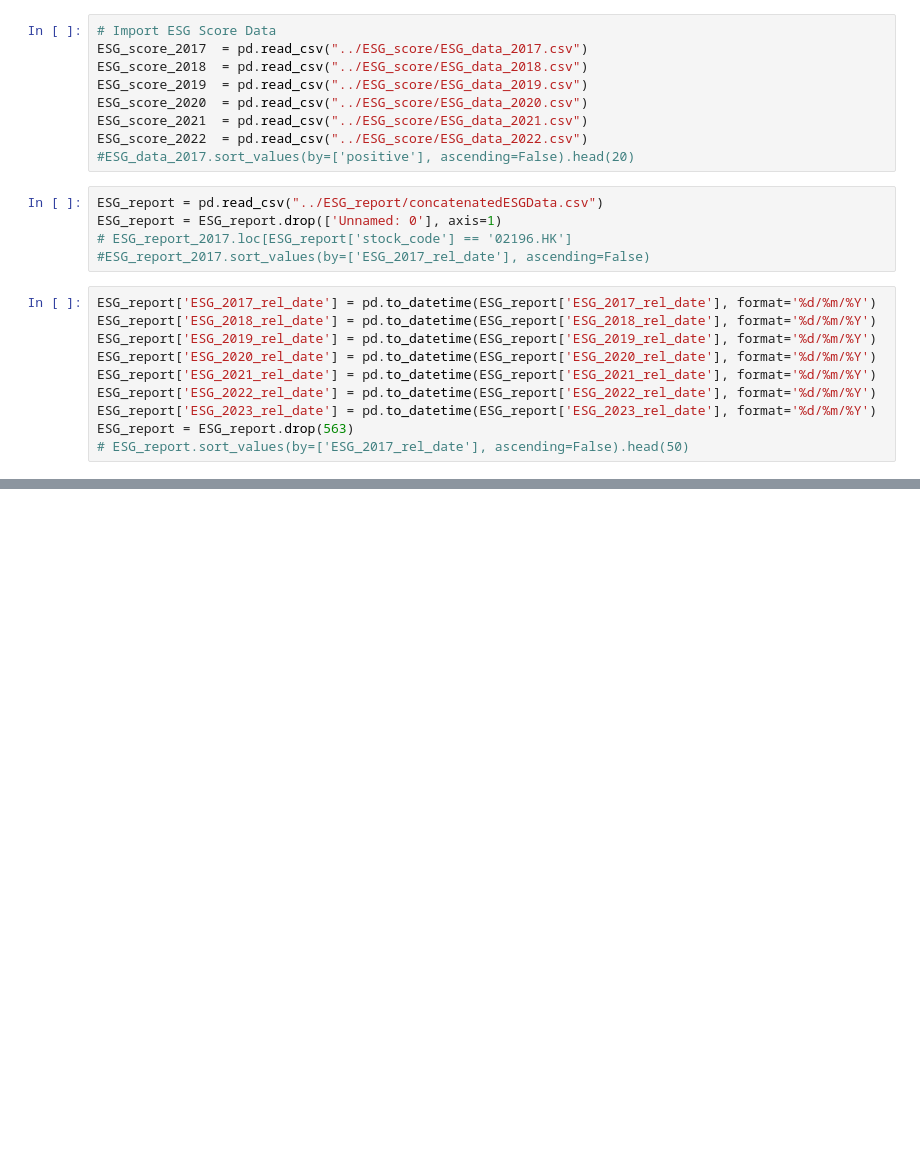
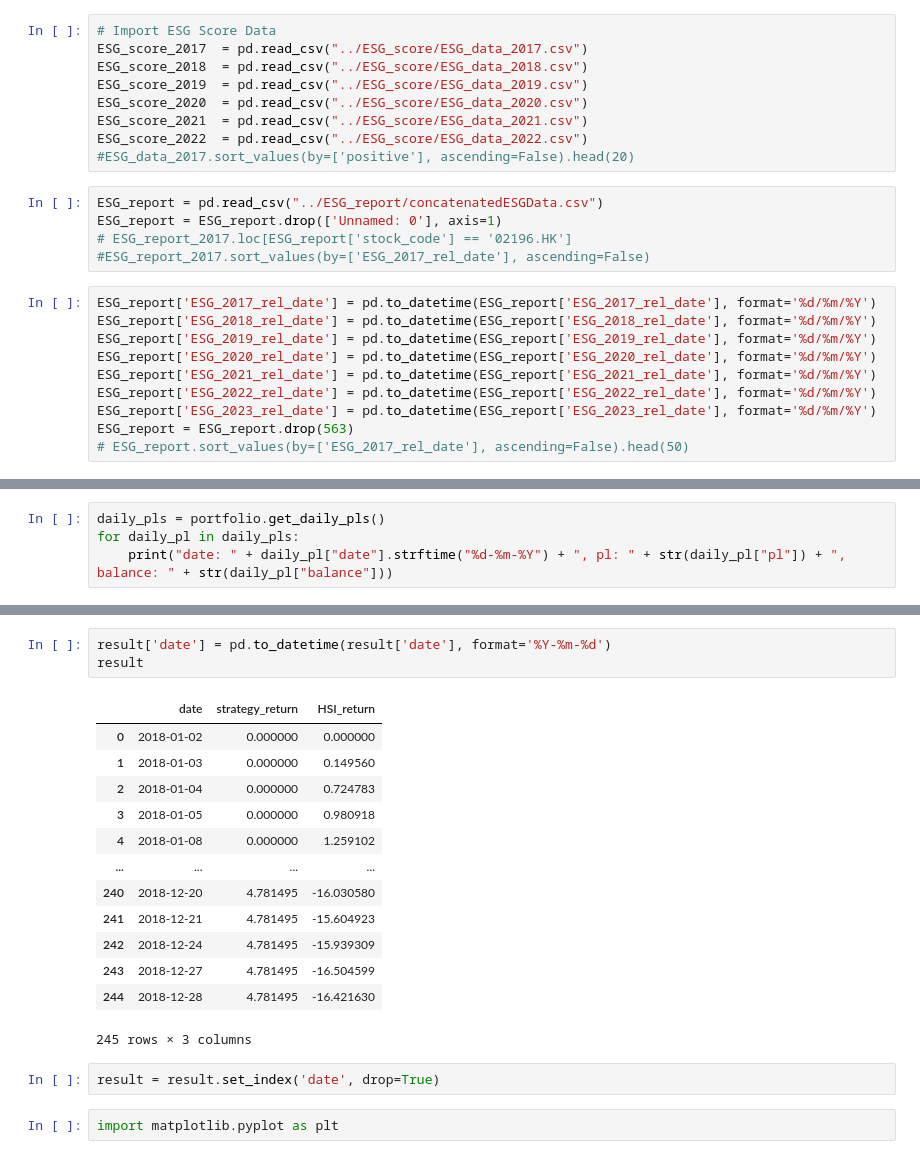
Before and after one commit to nestorfok/scrapeHKEX, a Jupyter notebook: HKEXscraper2/backtest_yearly/backtest.ipynb, the cells around one changed output, grey strips where cells are left out. Saved outputs shown, nothing was run; the diff lists cells and outputs as text; blank space fills up the shorter version.

```diff
--- a/HKEXscraper2/backtest_yearly/backtest.ipynb
+++ b/HKEXscraper2/backtest_yearly/backtest.ipynb
@@ -146,0 +125,4 @@ stock_start
+# %%
+daily_pls = portfolio.get_daily_pls()
+for daily_pl in daily_pls:
+    print("date: " + daily_pl["date"].strftime("%d-%m-%Y") + ", pl: " + str(daily_pl["pl"]) + ", balance: " + str(daily_pl["balance"]))
@@ -152,0 +193,21 @@ numpy.int64
+# %%
+result['date'] = pd.to_datetime(result['date'], format='%Y-%m-%d')
+result
+# %% [output]
+|  | date | strategy_return | HSI_return |
+| 0 | 2018-01-02 | 0.000000 | 0.000000 |
+| 1 | 2018-01-03 | 0.000000 | 0.149560 |
+| 2 | 2018-01-04 | 0.000000 | 0.724783 |
+| 3 | 2018-01-05 | 0.000000 | 0.980918 |
+| 4 | 2018-01-08 | 0.000000 | 1.259102 |
+| ... | ... | ... | ... |
+| 240 | 2018-12-20 | 4.781495 | -16.030580 |
+| 241 | 2018-12-21 | 4.781495 | -15.604923 |
+| 242 | 2018-12-24 | 4.781495 | -15.939309 |
+| 243 | 2018-12-27 | 4.781495 | -16.504599 |
+| 244 | 2018-12-28 | 4.781495 | -16.421630 |
+245 rows × 3 columns
+# %%
+result = result.set_index('date', drop=True)
+# %%
+import matplotlib.pyplot as plt
```
Also changed, not shown: parts of 16 cells of this notebook, 2 other files.
